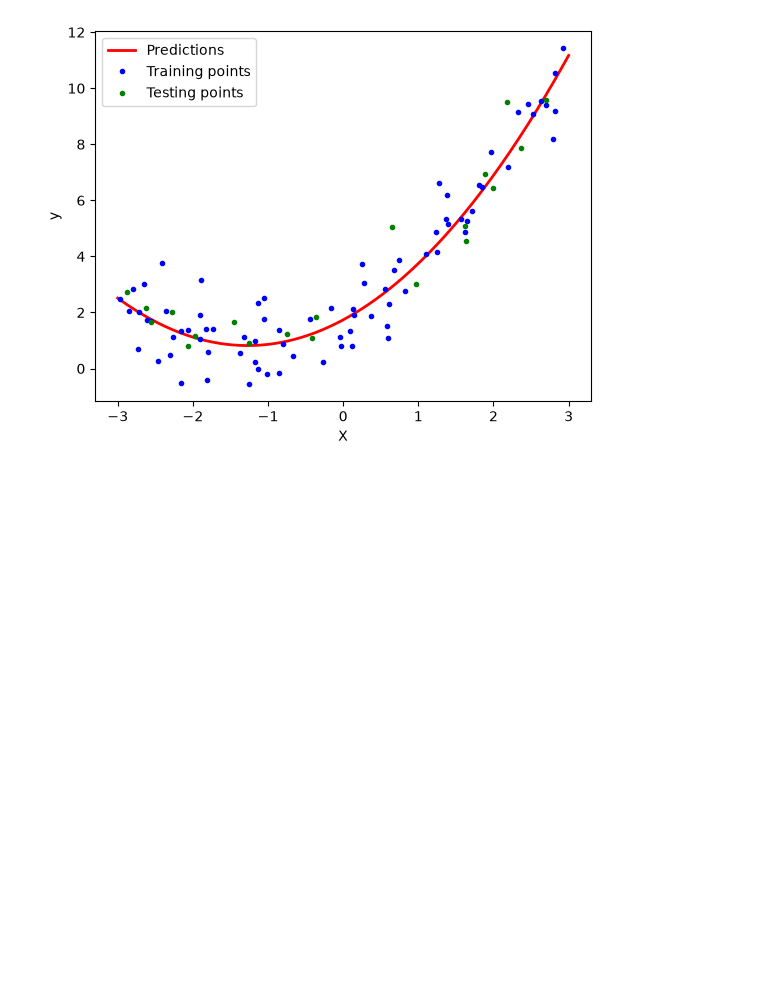
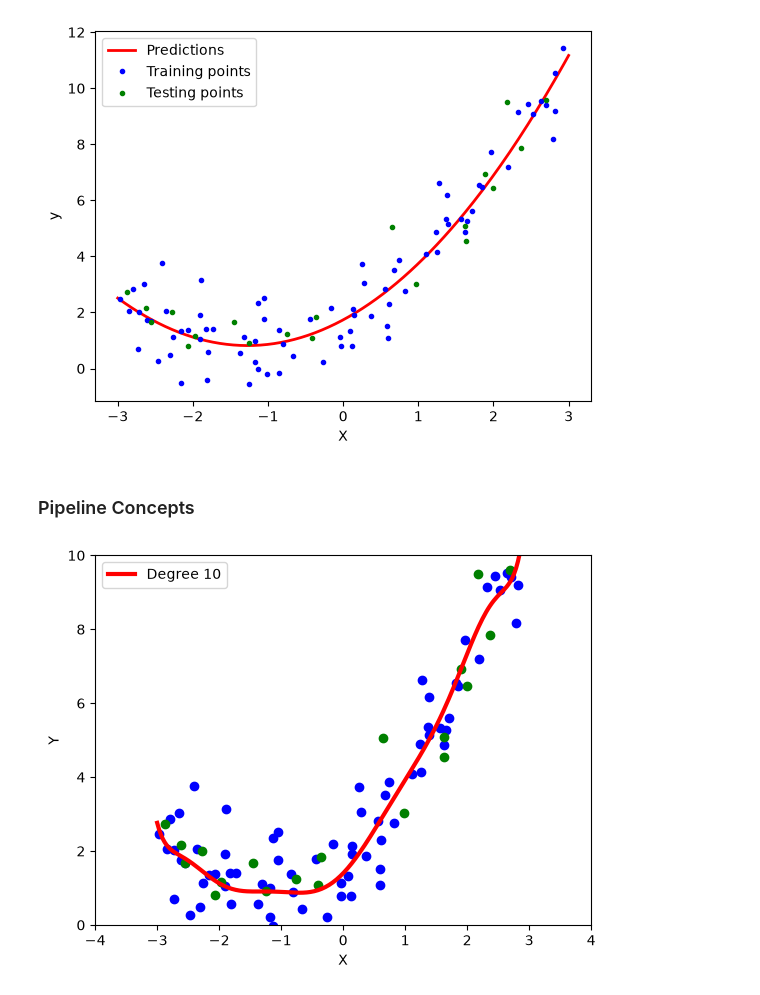
Before and after one commit to SKsudhanshukumar/AIML, a Jupyter notebook: ML/polynomial_regression.ipynb, the cells around one changed output. Saved outputs shown, nothing was run; the diff lists cells and outputs as text; code cells hidden in the pictures; blank space fills up the shorter version.

Commit message:
pipeline in polynomial regression

```diff
--- a/ML/polynomial_regression.ipynb
+++ b/ML/polynomial_regression.ipynb
@@ -144,3 +144,5 @@ plt.legend()
 plt.show()
 # %% [output]
 [figure]
+# %% [markdown]
+### Pipeline Concepts
@@ -146,0 +151,25 @@ plt.show()
+# %%
+def poly_regression(degree):
+    X_new=np.linspace(-3,3,200).reshape(200,1)
+    poly_freatures=PolynomialFeatures(degree=degree,include_bias=True)
+    lin_reg=LinearRegression()
+    poly_regression=Pipeline([
+        ("poly_features",poly_freatures),
+        ("lin_reg",lin_reg)
+    ])
+    poly_regression.fit(X_train,y_train)
+    y_pred_new=poly_regression.predict(X_new)
+
+    # plotting prediction line
+    plt.plot(X_new,y_pred_new,color='red',label="Degree "+str(degree),linewidth=3)
+    plt.scatter(X_train,y_train,color='blue')
+    plt.scatter(X_test,y_test,color='green')
+    plt.legend()
+    plt.xlabel("X")
+    plt.ylabel('Y')
+    plt.axis([-4,4,0,10])
+    plt.show()
+# %%
+poly_regression(10)
+# %% [output]
+[figure, added]
```
Also changed, not shown: parts of 1 cell of this notebook.
